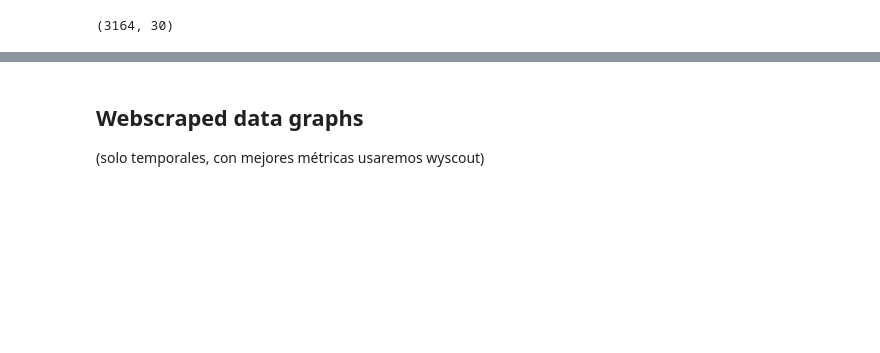
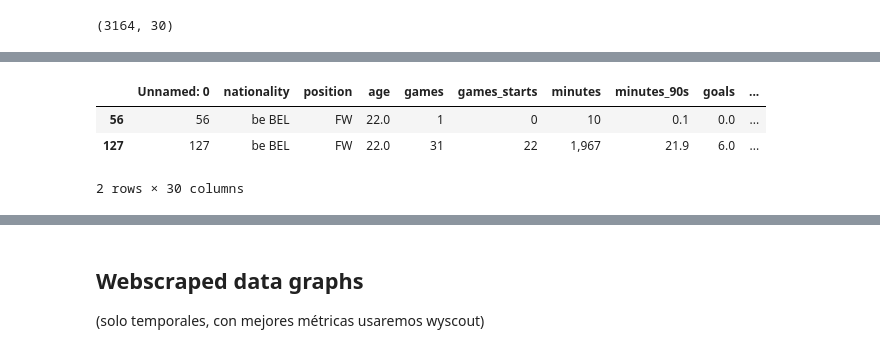
Before and after one commit to ErnestoAnaya/analisis_deportivo, a Jupyter notebook: Codigos/dashboard/viz_stats_dashboard.ipynb, the cells around one changed output, grey strips where cells are left out. Saved outputs shown, nothing was run; the diff lists cells and outputs as text; code cells hidden in the pictures; blank space fills up the shorter version.

```diff
--- a/Codigos/dashboard/viz_stats_dashboard.ipynb
+++ b/Codigos/dashboard/viz_stats_dashboard.ipynb
@@ -98,0 +134,7 @@ player_stats.shape
+# %%
+player_stats[player_stats['player'].str.contains("Origi") == True]
+# %% [output]
+|  | Unnamed: 0 | nationality | position | age | games | games_starts | minutes | minutes_90s | goals | ... |
+| 56 | 56 | be BEL | FW | 22.0 | 1 | 0 | 10 | 0.1 | 0.0 | ... |
+| 127 | 127 | be BEL | FW | 22.0 | 31 | 22 | 1,967 | 21.9 | 6.0 | ... |
+2 rows × 30 columns
```
Also changed, not shown: parts of 14 cells of this notebook, 1 other file.
